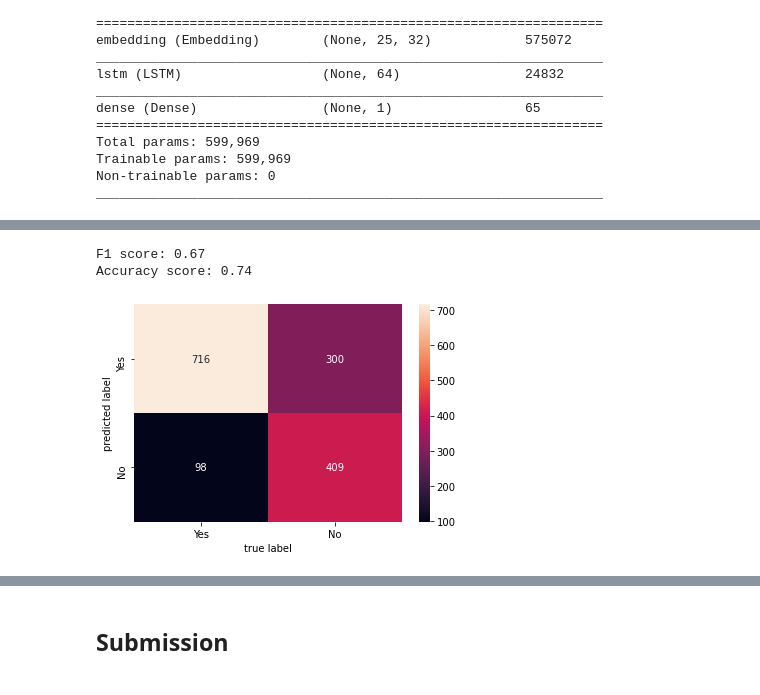
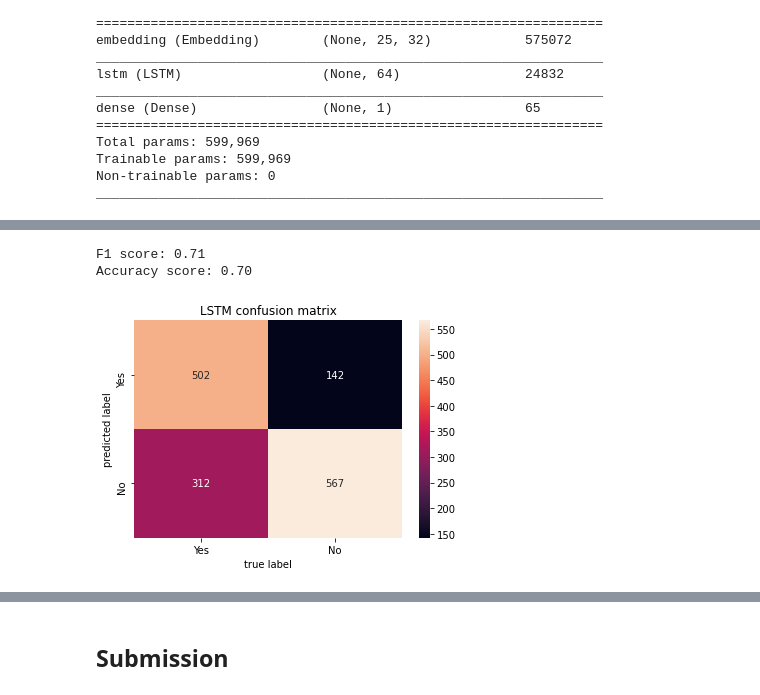
Before and after one commit to BryanChin991/text_classification, a Jupyter notebook: text-classification-checkpoint.ipynb, the cells around one changed output, grey strips where cells are left out. Cells and saved outputs as stored; diff of their text form; code cells hidden in the pictures.

```diff
--- a/text-classification-checkpoint.ipynb
+++ b/text-classification-checkpoint.ipynb
@@ -375,10 +426,10 @@ _________________________________________________________________
 # %%
 # from_logits=False as we already specify sigmoid function
 loss = keras.losses.BinaryCrossentropy(from_logits=False)
-optim = keras.optimizers.Adam(learning_rate=0.001)
+optim = keras.optimizers.Adam(learning_rate=0.005)
 metrics=['accuracy']
 
 model.compile(loss=loss, optimizer=optim, metrics=metrics)
 # %%
-model.fit(train_padded, y_train, epochs=20, validation_data=(valid_padded, y_valid), verbose=2)
+history = model.fit(train_padded, y_train, epochs=10, validation_data=(valid_padded, y_valid), verbose=2)
 # %% [output]
@@ -405,17 +479,18 @@ Epoch 20/20
 # %%
 val_pred = model.predict(valid_padded)
 val_out = [1 if p > 0.5 else 0 for p in val_pred]
 cm = confusion_matrix(y_valid, val_out)
 sns.heatmap(cm.T, annot=True, fmt='d', xticklabels=['Yes', 'No'], yticklabels=['Yes', 'No'])
+plt.title('LSTM confusion matrix')
 plt.xlabel('true label')
 plt.ylabel('predicted label')
 
 print(f'F1 score: {f1_score(y_valid, val_out):.2f}')
 print(f'Accuracy score: {accuracy_score(y_valid, val_out):.2f}')
 # %% [output]
-F1 score: 0.67
-Accuracy score: 0.74
+F1 score: 0.71
+Accuracy score: 0.70
-[figure, old version]
+[figure, new version]
 # %%
 prediction = model.predict(test_padded)
 # round off to 0 or 1
```
Also changed, not shown: parts of 30 cells of this notebook, 1 other file.
